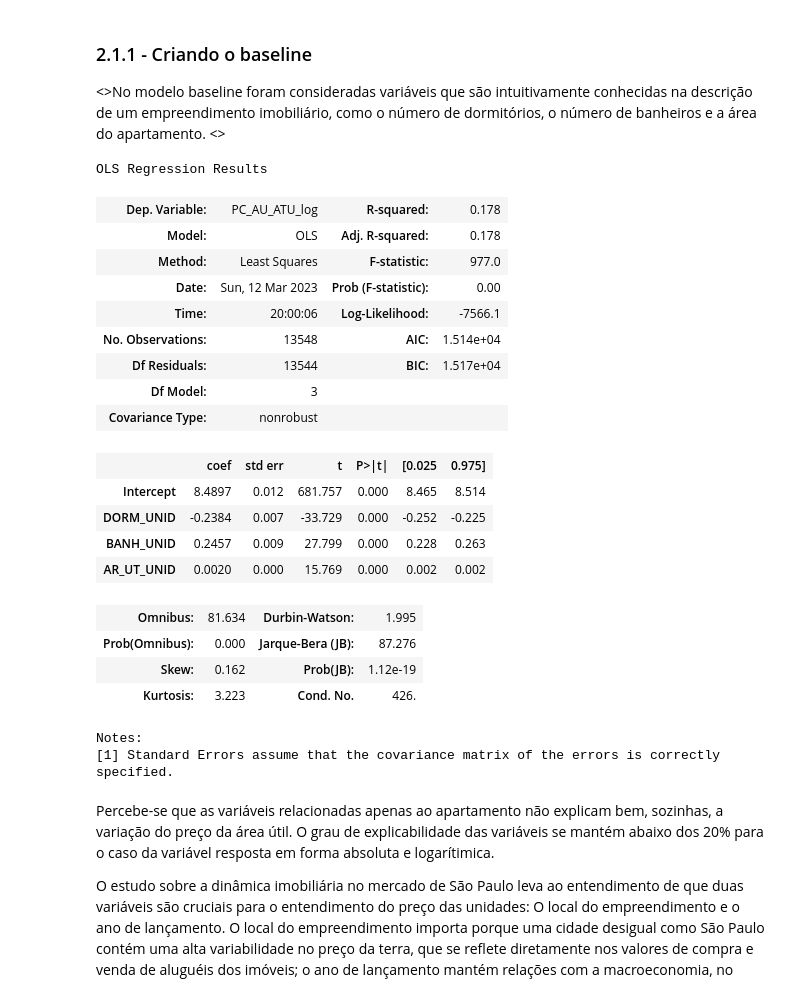
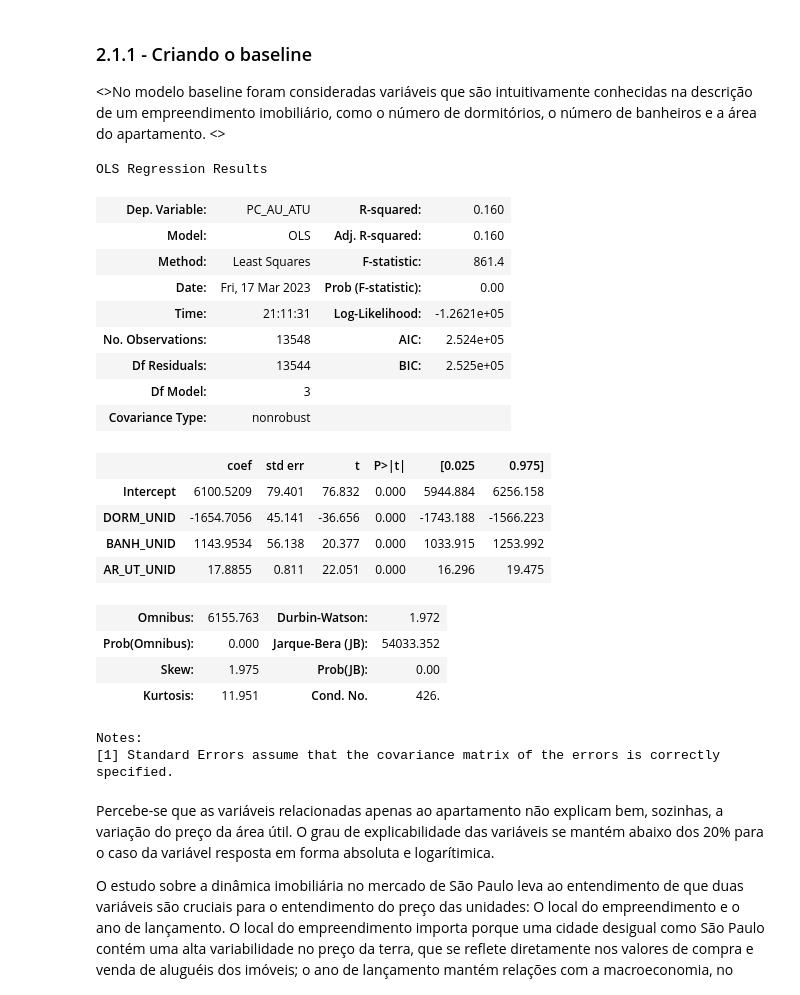
Before and after one commit to LissesCastro/Tera-Mercado-Imobiliario-SP, a Jupyter notebook: modelo_preditivo.ipynb, the cells around one changed output. Cells and saved outputs as stored; diff of their text form; code cells hidden in the pictures.

```diff
--- a/modelo_preditivo.ipynb
+++ b/modelo_preditivo.ipynb
@@ -67,6 +67,9 @@ df.columns
 df = df.drop(['Unnamed: 0.1', 'Unnamed: 0','RENRESP91', 'PCMEDAU00',
        'PCMEDAU10', 'RENRESP00', 'ID', 'AGENTE', 'PC_TT_UN', 'PC_M2_AU', 'PC_M2_AT', 'PC_TT_ATU', 'PC_AT_ATU', 'PC_EMP_ATU',
        'VLR_US__CO', 'PC_TT_UN_U', 'PC_M2_AU_U', 'PC_M2_AT_U', 'PC_TT_UN_log', 'PC_M2_AT_log', 'VLR_US__CO_log', 'PCMEDAU10_log', 'PCMEDAU91', 'PC_M2_AU_log'], axis=1)
+
+df['AR_UT_UNID_log'] = np.log(df['AR_UT_UNID'])
+df['RENRESP10_log'] = np.log(df['RENRESP10'])
 # %% [markdown]
 <h3>1.1 Definindo as variáveis que estarão presentes no modelo</h3>
 # %%
@@ -119,28 +122,28 @@ O modelo de regressão linear permite maior interpretabilidade das variáveis e
 # %%
 rl_baseline = sm.ols(formula='PC_AU_ATU ~ DORM_UNID + BANH_UNID + AR_UT_UNID', data=df.iloc[X_train.index,:]).fit()
 rl_baseline_log = sm.ols(formula='PC_AU_ATU_log ~ DORM_UNID + BANH_UNID + AR_UT_UNID', data=df.iloc[X_train.index,:]).fit()
 
-rl_baseline_log.summary()
+rl_baseline.summary()
 # %% [output]
 OLS Regression Results
-| Dep. Variable: | PC_AU_ATU_log | R-squared: | 0.178 |
-| Model: | OLS | Adj. R-squared: | 0.178 |
-| Method: | Least Squares | F-statistic: | 977.0 |
-| Date: | Sun, 12 Mar 2023 | Prob (F-statistic): | 0.00 |
-| Time: | 20:00:06 | Log-Likelihood: | -7566.1 |
-| No. Observations: | 13548 | AIC: | 1.514e+04 |
-| Df Residuals: | 13544 | BIC: | 1.517e+04 |
+| Dep. Variable: | PC_AU_ATU | R-squared: | 0.160 |
+| Model: | OLS | Adj. R-squared: | 0.160 |
+| Method: | Least Squares | F-statistic: | 861.4 |
+| Date: | Fri, 17 Mar 2023 | Prob (F-statistic): | 0.00 |
+| Time: | 21:11:31 | Log-Likelihood: | -1.2621e+05 |
+| No. Observations: | 13548 | AIC: | 2.524e+05 |
+| Df Residuals: | 13544 | BIC: | 2.525e+05 |
 | Df Model: | 3 |  |  |
 | Covariance Type: | nonrobust |  |  |
 |  | coef | std err | t | P>|t| | [0.025 | 0.975] |
-| Intercept | 8.4897 | 0.012 | 681.757 | 0.000 | 8.465 | 8.514 |
-| DORM_UNID | -0.2384 | 0.007 | -33.729 | 0.000 | -0.252 | -0.225 |
-| BANH_UNID | 0.2457 | 0.009 | 27.799 | 0.000 | 0.228 | 0.263 |
-| AR_UT_UNID | 0.0020 | 0.000 | 15.769 | 0.000 | 0.002 | 0.002 |
+| Intercept | 6100.5209 | 79.401 | 76.832 | 0.000 | 5944.884 | 6256.158 |
+| DORM_UNID | -1654.7056 | 45.141 | -36.656 | 0.000 | -1743.188 | -1566.223 |
+| BANH_UNID | 1143.9534 | 56.138 | 20.377 | 0.000 | 1033.915 | 1253.992 |
+| AR_UT_UNID | 17.8855 | 0.811 | 22.051 | 0.000 | 16.296 | 19.475 |
-| Omnibus: | 81.634 | Durbin-Watson: | 1.995 |
-| Prob(Omnibus): | 0.000 | Jarque-Bera (JB): | 87.276 |
-| Skew: | 0.162 | Prob(JB): | 1.12e-19 |
-| Kurtosis: | 3.223 | Cond. No. | 426. |
+| Omnibus: | 6155.763 | Durbin-Watson: | 1.972 |
+| Prob(Omnibus): | 0.000 | Jarque-Bera (JB): | 54033.352 |
+| Skew: | 1.975 | Prob(JB): | 0.00 |
+| Kurtosis: | 11.951 | Cond. No. | 426. |
 Notes:
 [1] Standard Errors assume that the covariance matrix of the errors is correctly specified.
 # %% [markdown]
```
Also changed, not shown: parts of 5 cells of this notebook.
